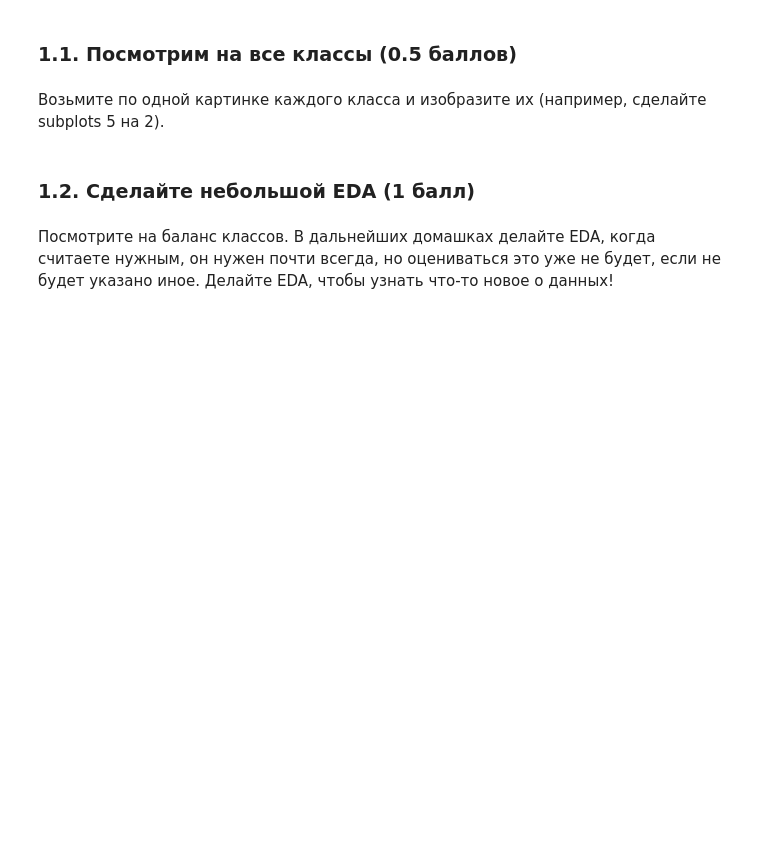
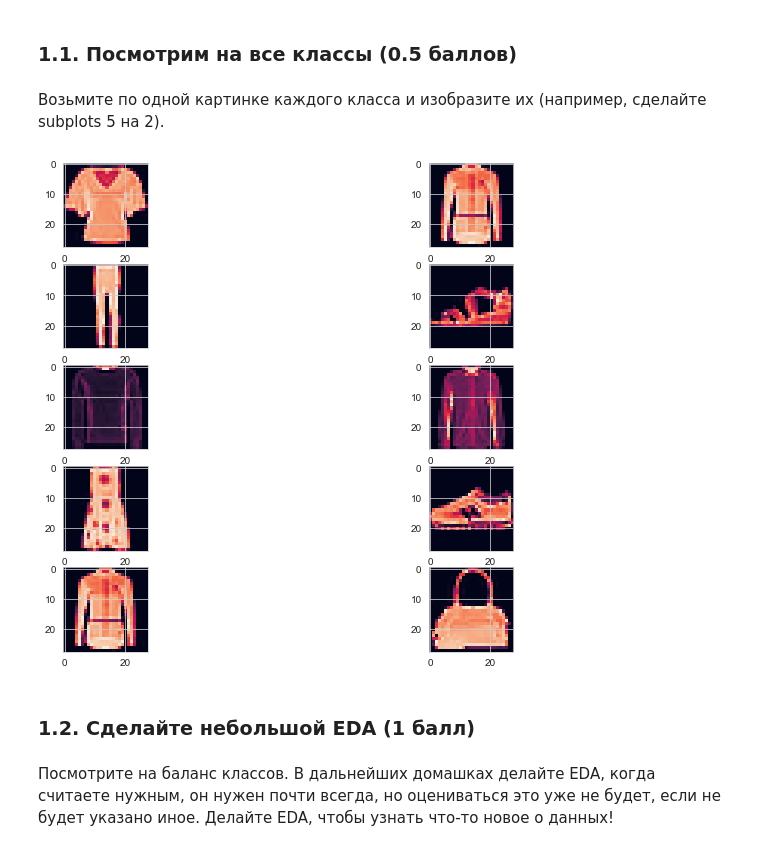
Before and after one commit to aberdichevskaya/ML_BI, a Jupyter notebook: hw1/code/KNN.ipynb, the cells around one changed output. Cells and saved outputs as stored; diff of their text form; code cells hidden in the pictures; blank space fills up the shorter version.

```diff
--- a/hw1/code/KNN.ipynb
+++ b/hw1/code/KNN.ipynb
@@ -39,6 +43,8 @@ np.random.seed(SEED)
 В этом задании вам предстоит поработать с картинками одежды, среди которых можно выделить 10 классов. Данные уже загружены за вас: в переменной X лежат 70000 картинок размером 28 на 28 пикселей, вытянутые в вектор размерностью 784 (28 * 28). Так как данных довольно много, а наш KNN будет весьма медленный, то возьмем случайно 1000 наблюдений (в реальности в зависимости от вашей реализации можно будет взять больше, но если будет не зватать ОЗУ, то берите меньше).
 # %%
 X, y = fetch_openml(name="Fashion-MNIST", return_X_y=True, as_frame=False)
+# %%
+y = y.astype(int)
 # %%
 idx_to_stay = np.random.choice(np.arange(X.shape[0]), replace=False, size=1000)
 X = X[idx_to_stay]
@@ -58,9 +64,23 @@ plt.axis("off");
 # %% [markdown]
 Возьмите по одной картинке каждого класса и изобразите их (например, сделайте subplots 5 на 2).
 # %%
-"""
-YOUR CODE
-"""
+pics_to_show = []
+cl = 0
+for i in range(len(X)):
+    if int(y[i]) == cl:
+        pics_to_show.append(X[i])
+        cl += 1
+    if cl > 9:
+        break
+
+fig, axs = plt.subplots(5, 2)
+
+for i in range(5):
+    axs[i, 0].imshow(pics_to_show[i].reshape(28, 28, 1))
+for i in range(5):
+    axs[i, 1].imshow(pics_to_show[i+4].reshape(28, 28, 1))
+# %% [output]
+[figure, added]
 # %% [markdown]
 ### 1.2. Сделайте небольшой EDA (1 балл)
 # %% [markdown]
```
Also changed, not shown: parts of 18 cells of this notebook, 2 other files.
